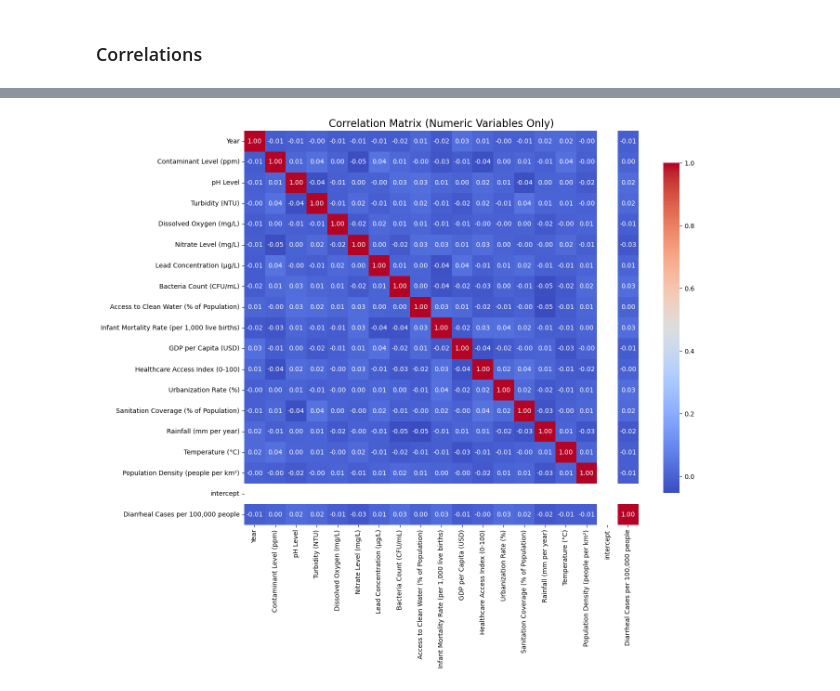
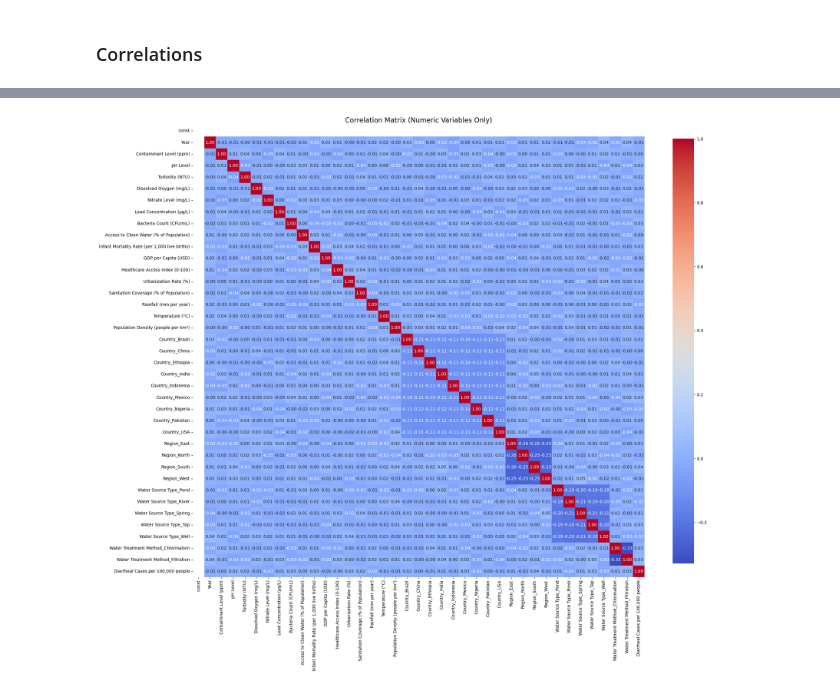
Before and after one commit to shuajo-267/cse-2600-final, a Jupyter notebook: final_project/water_pollution_lr.ipynb, the cells around one changed output, grey strips where cells are left out. Cells and saved outputs as stored; diff of their text form; code cells hidden in the pictures.

```diff
--- a/final_project/water_pollution_lr.ipynb
+++ b/final_project/water_pollution_lr.ipynb
@@ -33,8 +35,17 @@ water_pollution
 | 2999 | Mexico | North | 2013 | Spring | 0.98 | 7.69 | 2.55 | ... |
 3000 rows × 24 columns
 # %%
-X = water_pollution[["Country","Region","Year","Water Source Type","Contaminant Level (ppm)","pH Level","Turbidity (NTU)","Dissolved Oxygen (mg/L)","Nitrate Level (mg/L)","Lead Concentration (µg/L)","Bacteria Count (CFU/mL)","Water Treatment Method","Access to Clean Water (% of Population)","Infant Mortality Rate (per 1,000 live births)","GDP per Capita (USD)","Healthcare Access Index (0-100)","Urbanization Rate (%)","Sanitation Coverage (% of Population)","Rainfall (mm per year)","Temperature (°C)","Population Density (people per km²)"]]
-Y = water_pollution["Diarrheal Cases per 100,000 people"]
+variables = water_pollution[["Country","Region","Year","Water Source Type","Contaminant Level (ppm)","pH Level","Turbidity (NTU)","Dissolved Oxygen (mg/L)","Nitrate Level (mg/L)","Lead Concentration (µg/L)","Bacteria Count (CFU/mL)","Water Treatment Method","Access to Clean Water (% of Population)","Infant Mortality Rate (per 1,000 live births)","GDP per Capita (USD)","Healthcare Access Index (0-100)","Urbanization Rate (%)","Sanitation Coverage (% of Population)","Rainfall (mm per year)","Temperature (°C)","Population Density (people per km²)", "Diarrheal Cases per 100,000 people"]]
 
-X = pd.get_dummies(X, drop_first=True)
-X = sm.add_constant(X)
+df = pd.DataFrame(variables)
+
+# Dummify categorical variables
+df_encoded = pd.get_dummies(df, columns=["Country", "Region", "Water Source Type", "Water Treatment Method"], drop_first=True, dtype=float)
+
+print("Encoded DataFrame:")
+print(df_encoded)
+
+# X = pd.get_dummies(X, drop_first=True)
+# X = sm.add_constant(X)
+
+# df = pd.concat([X, Y], axis=1)
@@ -41,7 +70,10 @@ X = sm.add_constant(X)
 # %%
-# Column for intercepts
+X = df_encoded.drop("Diarrheal Cases per 100,000 people", axis=1)
+y = df_encoded["Diarrheal Cases per 100,000 people"]
 
-X['intercept'] = np.ones(water_pollution.shape[0])
+#Adding an intercept
+X = sm.add_constant(X)
+
 X
 # %% [output]
 |  | const | Year | Contaminant Level (ppm) | pH Level | Turbidity (NTU) | Dissolved Oxygen (mg/L) | ... |
@@ -60,6 +92,6 @@ X
 # %%
 X_train, X_test, y_train, y_test = train_test_split(X,
-                                                    Y,
+                                                    y,
                                                     random_state=314,
                                                     test_size=0.25,
                                                     shuffle=True)
@@ -177,18 +182,18 @@ Train.select_dtypes(include='number').corr()
 # %%
 import matplotlib.pyplot as plt
 import seaborn as sns
 
-plt.figure(figsize=(14, 12))
+plt.figure(figsize=(22, 20))
 sns.heatmap(Train.select_dtypes(include='number').corr(),
             annot=True,
             fmt=".2f",
             cmap='coolwarm',
             square=True,
             cbar_kws={"shrink": .8})
 
 plt.title("Correlation Matrix (Numeric Variables Only)", fontsize=16)
 plt.tight_layout()
 plt.show()
 # %% [output]
-[figure, old version]
+[figure, new version]
 # %%
```
Also changed, not shown: parts of 24 cells of this notebook, 5 other files.
